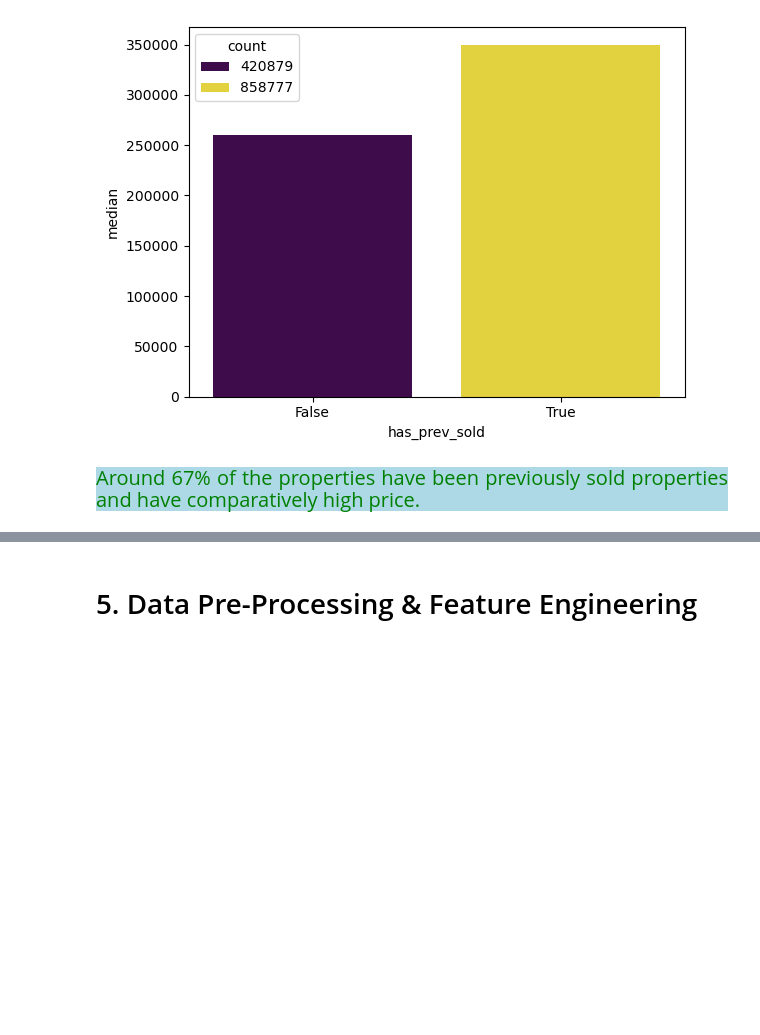
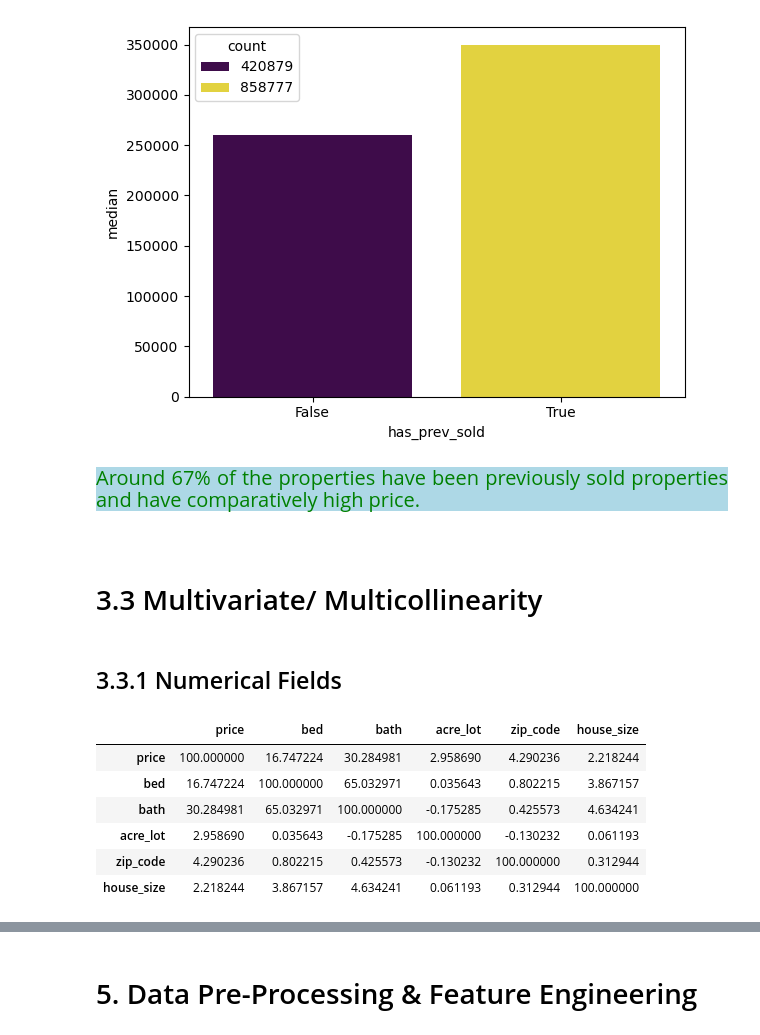
Before and after one commit to Kartika-Nidhi/DS_Projects, a Jupyter notebook: USARealEstatePricePrediction.ipynb, the cells around one changed output, grey strips where cells are left out. Saved outputs shown, nothing was run; the diff lists cells and outputs as text; code cells hidden in the pictures; blank space fills up the shorter version.

Commit message:
numerical fields bivariate analysis completed

```diff
--- a/USARealEstatePricePrediction.ipynb
+++ b/USARealEstatePricePrediction.ipynb
@@ -956,6 +956,25 @@ plt.show()
 Around 67% of the properties have been previously sold properties and have comparatively high price.
 # %%
 train.drop(columns = ['has_prev_sold', 'sold_year', 'sold_month', 'sold_quarter'], inplace = True)
+# %% [markdown]
+<div>
+# %% [markdown]
+# 3.3 Multivariate/ Multicollinearity
+# %% [markdown]
+## 3.3.1 Numerical Fields
+# %%
+num_cols = train.select_dtypes(include = ['int', 'float']).columns
+
+corr_matrix = train[num_cols].corr() * 100
+corr_matrix
+# %% [output]
+|  | price | bed | bath | acre_lot | zip_code | house_size |
+| price | 100.000000 | 16.747224 | 30.284981 | 2.958690 | 4.290236 | 2.218244 |
+| bed | 16.747224 | 100.000000 | 65.032971 | 0.035643 | 0.802215 | 3.867157 |
+| bath | 30.284981 | 65.032971 | 100.000000 | -0.175285 | 0.425573 | 4.634241 |
+| acre_lot | 2.958690 | 0.035643 | -0.175285 | 100.000000 | -0.130232 | 0.061193 |
+| zip_code | 4.290236 | 0.802215 | 0.425573 | -0.130232 | 100.000000 | 0.312944 |
+| house_size | 2.218244 | 3.867157 | 4.634241 | 0.061193 | 0.312944 | 100.000000 |
 # %%
 ## all feature correlation(crosstable and heatmap)
 # %% [markdown]
```
